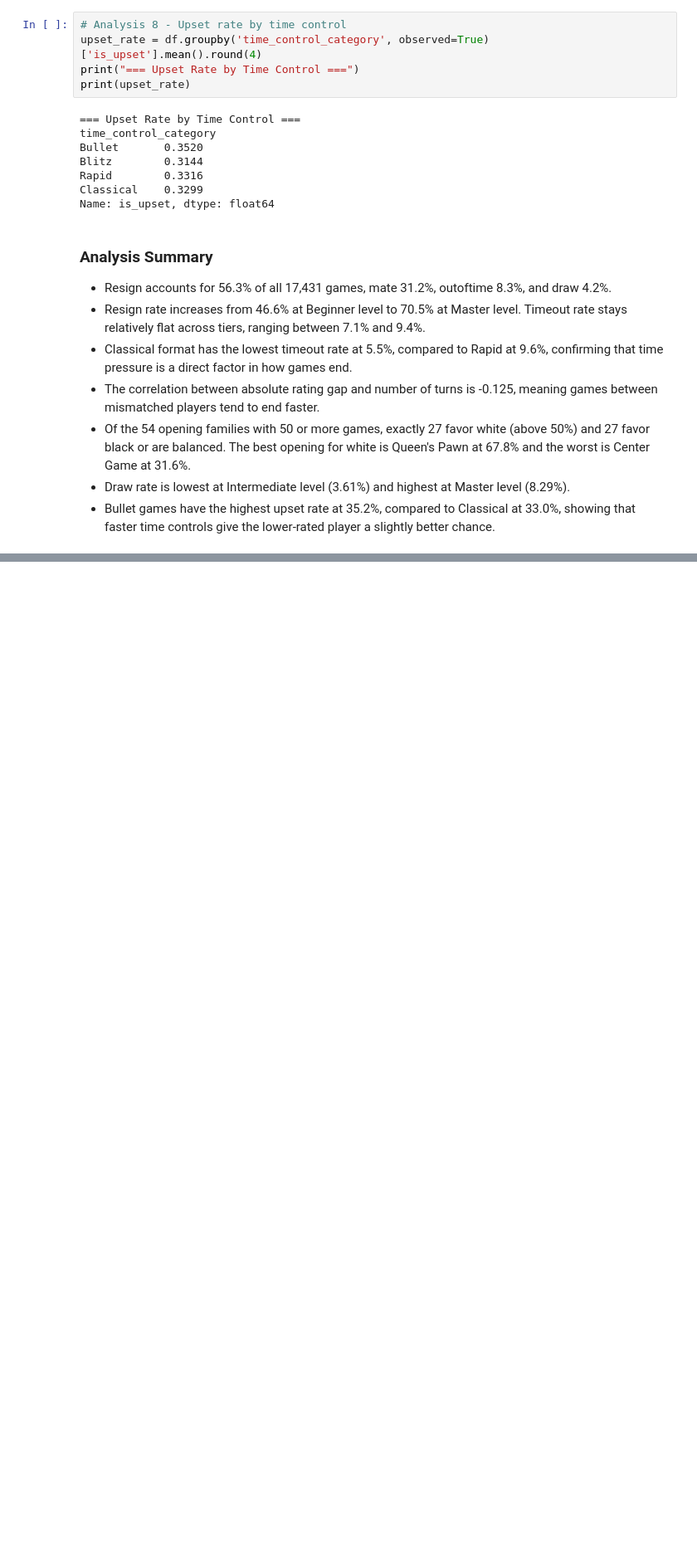
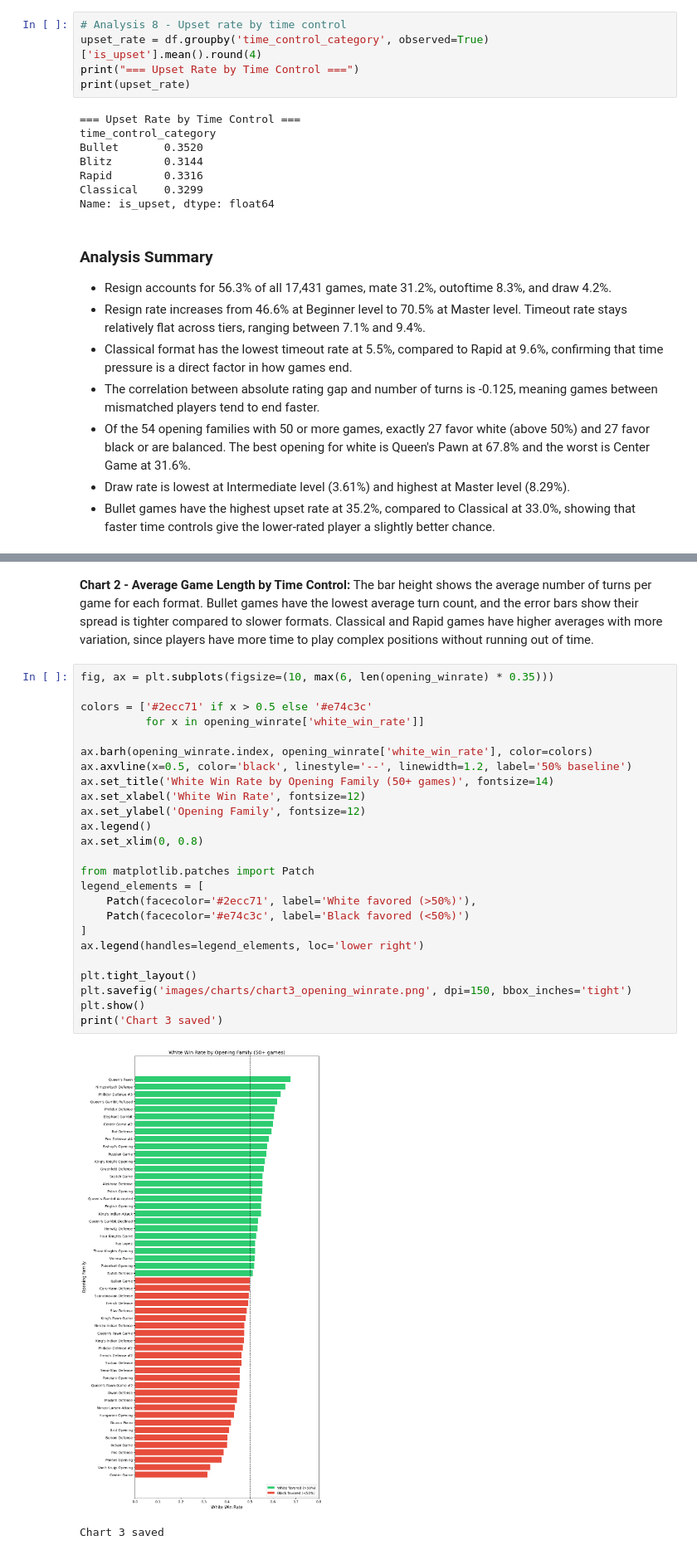
Before and after one commit to Rezwoan/The-Chess-Code, a Jupyter notebook: chess_analysis.ipynb, the cells around one changed output, grey strips where cells are left out. Shown at 83% size. Cells and saved outputs as stored; diff of their text form; blank space fills up the shorter version.

```diff
--- a/chess_analysis.ipynb
+++ b/chess_analysis.ipynb
@@ -450,0 +498,30 @@ Name: is_upset, dtype: float64
+# %% [markdown]
+**Chart 2 - Average Game Length by Time Control:** The bar height shows the average number of turns per game for each format. Bullet games have the lowest average turn count, and the error bars show their spread is tighter compared to slower formats. Classical and Rapid games have higher averages with more variation, since players have more time to play complex positions without running out of time.
+# %%
+fig, ax = plt.subplots(figsize=(10, max(6, len(opening_winrate) * 0.35)))
+
+colors = ['#2ecc71' if x > 0.5 else '#e74c3c'
+          for x in opening_winrate['white_win_rate']]
+
+ax.barh(opening_winrate.index, opening_winrate['white_win_rate'], color=colors)
+ax.axvline(x=0.5, color='black', linestyle='--', linewidth=1.2, label='50% baseline')
+ax.set_title('White Win Rate by Opening Family (50+ games)', fontsize=14)
+ax.set_xlabel('White Win Rate', fontsize=12)
+ax.set_ylabel('Opening Family', fontsize=12)
+ax.legend()
+ax.set_xlim(0, 0.8)
+
+from matplotlib.patches import Patch
+legend_elements = [
+    Patch(facecolor='#2ecc71', label='White favored (>50%)'),
+    Patch(facecolor='#e74c3c', label='Black favored (<50%)')
+]
+ax.legend(handles=legend_elements, loc='lower right')
+
+plt.tight_layout()
+plt.savefig('images/charts/chart3_opening_winrate.png', dpi=150, bbox_inches='tight')
+plt.show()
+print('Chart 3 saved')
+# %% [output]
+[figure, added]
+Chart 3 saved
```
Also changed, not shown: parts of 9 cells of this notebook, 5 other files.
